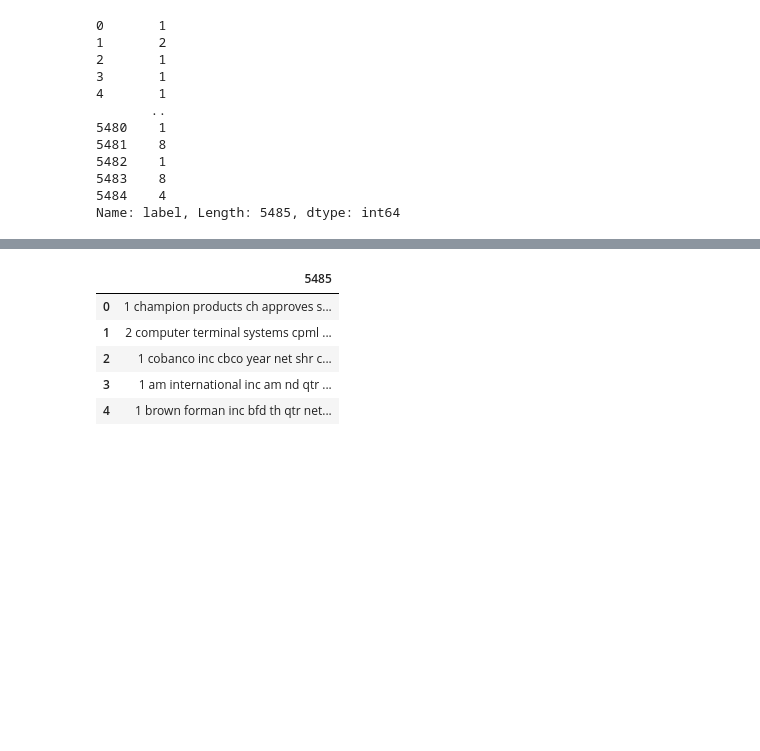
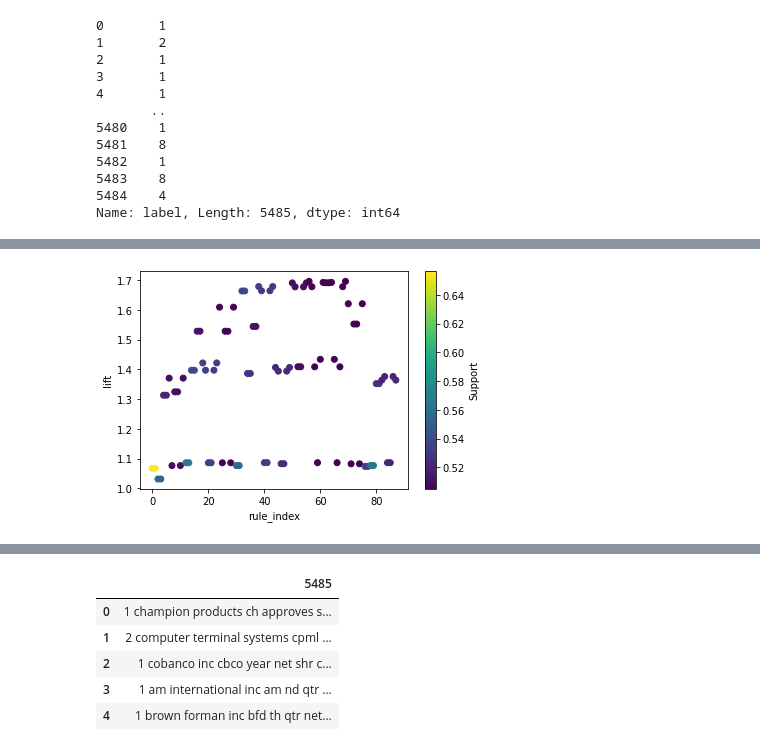
Before and after one commit to Airinelizabath/Association-Rule-Mining, a Jupyter notebook: exp2.ipynb, the cells around one changed output, grey strips where cells are left out. Saved outputs shown, nothing was run; the diff lists cells and outputs as text; code cells hidden in the pictures; blank space fills up the shorter version.

```diff
--- a/exp2.ipynb
+++ b/exp2.ipynb
@@ -250,0 +210,9 @@ print(encoded_docs)
+# %%
+import matplotlib.pyplot as plt
+plt.scatter(asr.index.values,asr['lift'],c=asr['support'])
+plt.xlabel('rule_index')
+plt.ylabel('lift')
+plt.colorbar(label="Support")
+plt.show()
+# %% [output]
+[figure, added]
```
Also changed, not shown: parts of 77 cells of this notebook.
